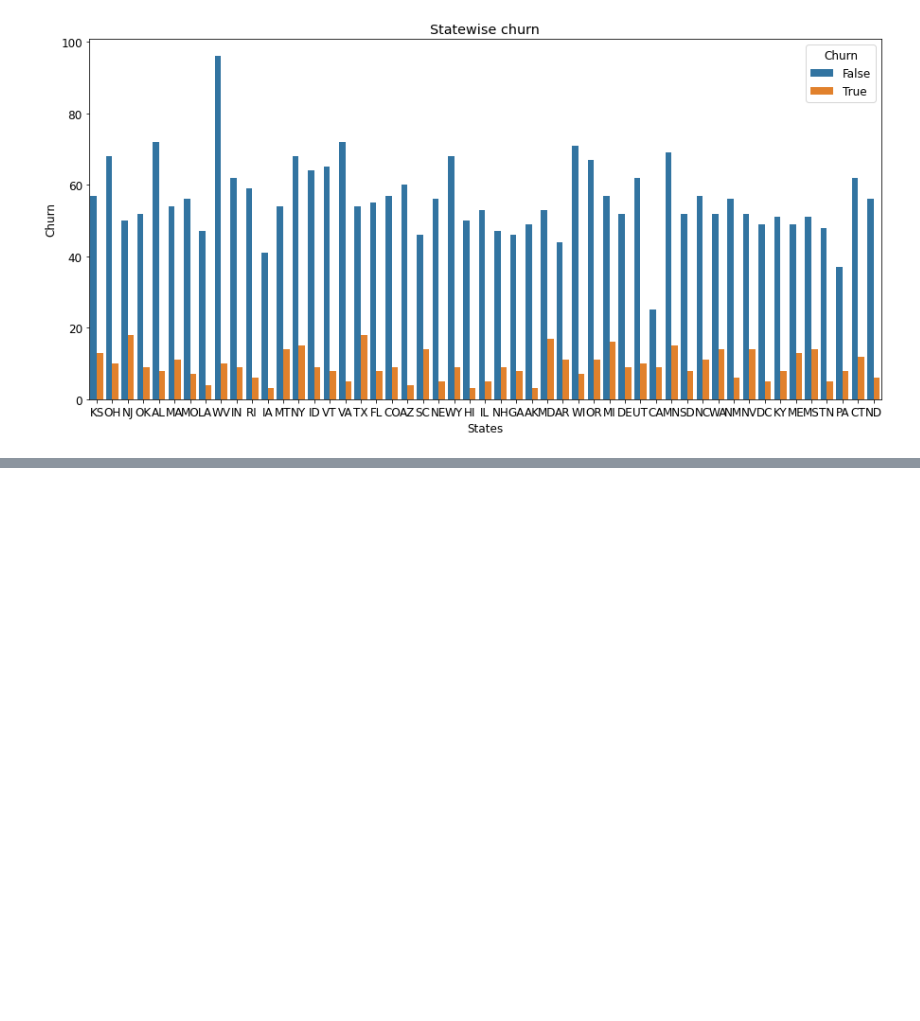
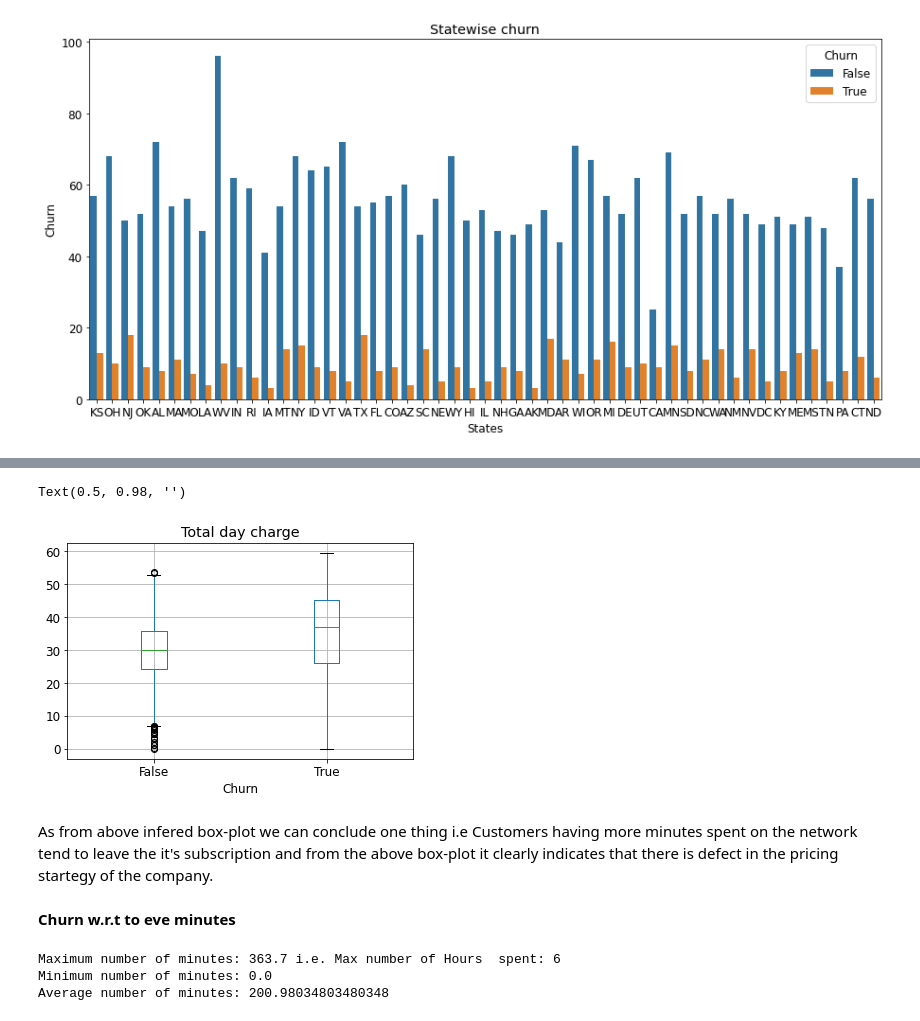
Before and after one commit to Ka275578/telecom_churn_analysis, a Jupyter notebook: telecom_churn_analysis.ipynb, the cells around one changed output, grey strips where cells are left out. Cells and saved outputs as stored; diff of their text form; code cells hidden in the pictures; blank space fills up the shorter version.

```diff
--- a/telecom_churn_analysis.ipynb
+++ b/telecom_churn_analysis.ipynb
@@ -220,0 +316,19 @@ plt.show()
+# %%
+plt.show()
+df.boxplot(column='Total day charge',  by='Churn')
+plt.suptitle('')
+# %% [output]
+Text(0.5, 0.98, '')
+[figure, added]
+# %% [markdown]
+As from above infered box-plot we can conclude one thing i.e Customers having more minutes spent on the network tend to leave the it's subscription and from the above box-plot it clearly indicates that there is defect in the pricing startegy of the company.
+# %% [markdown]
+**Churn w.r.t to  eve minutes**
+# %%
+print('Maximum number of minutes:',df['Total eve minutes'].max(),'i.e. Max number of Hours  spent:',round(df['Total eve minutes'].max()/60))
+print('Minimum number of minutes:',df['Total eve minutes'].min())
+print('Average number of minutes:',df['Total eve minutes'].mean())
+# %% [output]
+Maximum number of minutes: 363.7 i.e. Max number of Hours  spent: 6
+Minimum number of minutes: 0.0
+Average number of minutes: 200.98034803480348
```
Also changed, not shown: parts of 49 cells of this notebook.
